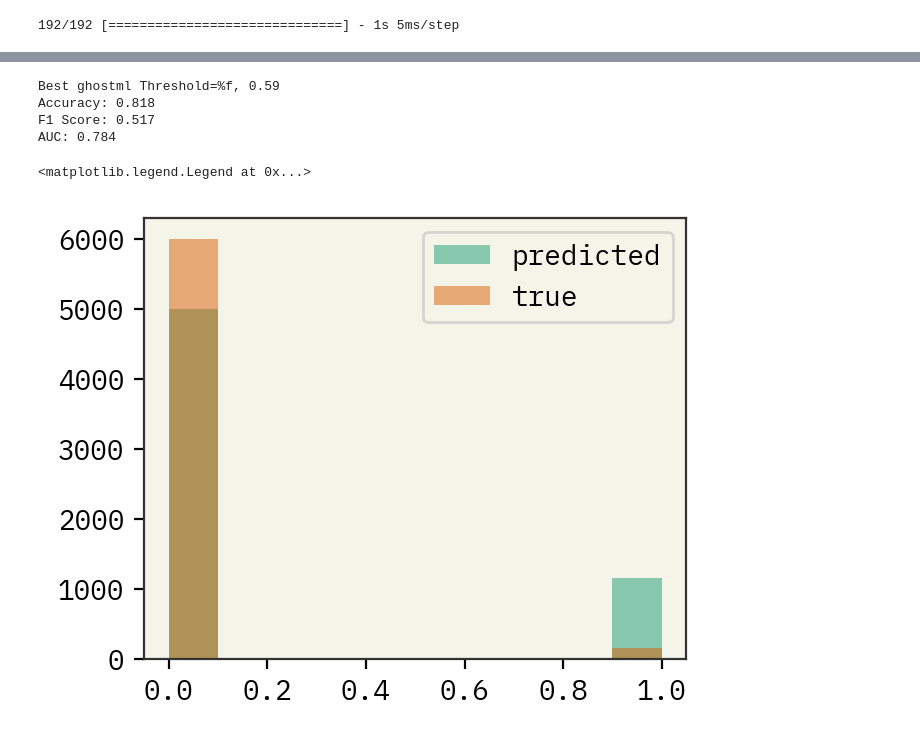
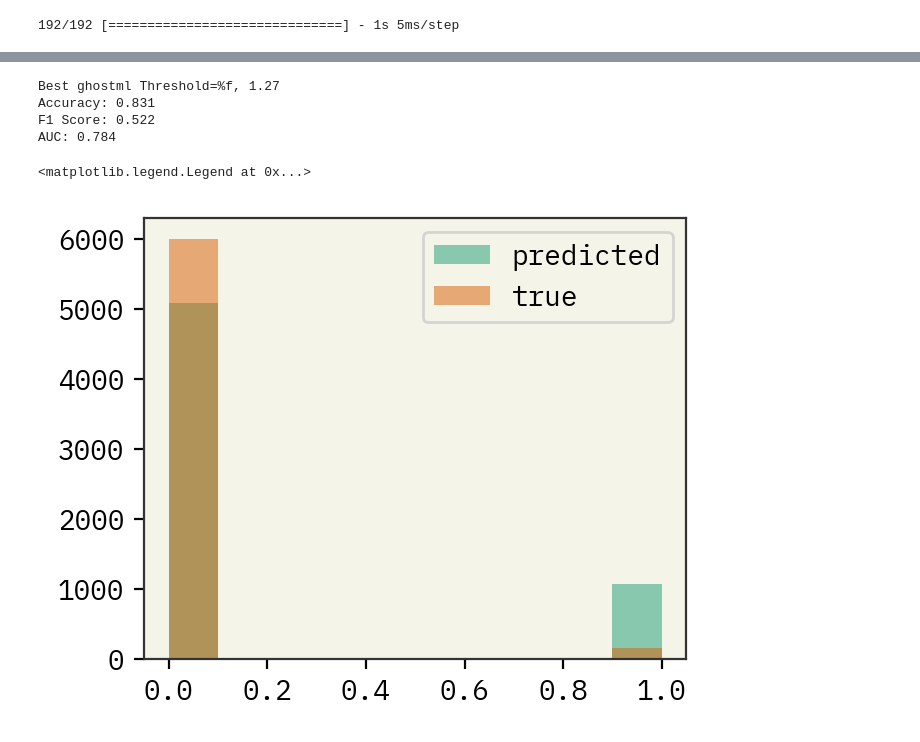
Before and after one commit to ur-whitelab/pu-peptides, a Jupyter notebook: ml/hemo/elkan_noto_hemo_no_new_samples.ipynb, the cells around one changed output, grey strips where cells are left out. Saved outputs shown, nothing was run; the diff lists cells and outputs as text; code cells hidden in the pictures.

```diff
--- a/ml/hemo/elkan_noto_hemo_no_new_samples.ipynb
+++ b/ml/hemo/elkan_noto_hemo_no_new_samples.ipynb
@@ -347 +329,6 @@ print(c)
 0.58521175
+# %%
+R_indice = np.random.randint(0, X_val_positive.shape[0], X_val_positive.shape[0]//2)
+y_hat_val =  model.predict([X_val_positive, np.array([counts_aa(xi) for xi in X_val_positive])])
+c = np.sum(y_hat_val[R_indice]) / np.sum(y_hat_val)
+c
@@ -348,7 +338,7 @@ print(c)
 # %%
 X_test = np.concatenate([X_test_positive, X_test_negative])
 y_test = np.concatenate([np.ones(X_test_positive.shape[0]), np.zeros(X_test_negative.shape[0])])
-yhat_test =  model.predict([X_test, np.array([counts_aa(xi) for xi in X_test])])#/c
+yhat_test =  model.predict([X_test, np.array([counts_aa(xi) for xi in X_test])])/c
 # yhat_test = [0 if y < 0.5 else 1 for y in yhat_test ]
 # %% [output]
 192/192 [==============================] - 1s 5ms/step
@@ -391,36 +381,38 @@ AUC: 0.784
 <matplotlib.legend.Legend at 0x...>
 [figure]
 # %%
+import warnings
+warnings.filterwarnings('ignore')
 import ghostml
 from sklearn.metrics import roc_auc_score
 from sklearn.metrics import roc_curve
 from sklearn.metrics import accuracy_score
 from sklearn.metrics import f1_score
 
 # train_probs = model_2.predict([NP, np.array([counts_aa(xi) for xi in NP])])
-thresholds = np.round(np.arange(0.1,0.95,0.005),2)
+thresholds = np.round(np.arange(0.1,1/c-0.5,0.005),2)
 threshold1 = ghostml.optimize_threshold_from_predictions(y_test, yhat_test[:,0], thresholds, ThOpt_metrics = 'Kappa')
 print(f'\nBest ghostml Threshold=%f, {threshold1}')
 best_accuracy_threshold = threshold1
 adjusted_y_hat_test = [1 if m>best_accuracy_threshold else 0 for m in yhat_test]
 acc = accuracy_score(y_test, adjusted_y_hat_test, normalize=True)
 print(f'Accuracy: {acc:.3f}')
 f1 = f1_score(y_test, adjusted_y_hat_test, average='macro')
 print(f'F1 Score: {f1:.3f}')
 auc = roc_auc_score(y_test, yhat_test, average='macro')
 print(f'AUC: {auc:.3f}')
 
 plt.figure(dpi=200)
 plt.hist(adjusted_y_hat_test, label='predicted', alpha=0.5, bins=10)
 plt.hist(y_test, label='true', alpha=0.5, bins=10)
 plt.legend()
 # %% [output]
-Best ghostml Threshold=%f, 0.59
-Accuracy: 0.818
-F1 Score: 0.517
+Best ghostml Threshold=%f, 1.27
+Accuracy: 0.831
+F1 Score: 0.522
 AUC: 0.784
 <matplotlib.legend.Legend at 0x...>
-[figure, old version]
+[figure, new version]
 # %%
 from sklearn.metrics import confusion_matrix
 cm = confusion_matrix(y_test, adjusted_y_hat_test, normalize='true')
```
Also changed, not shown: parts of 6 cells of this notebook, 7 other files.
